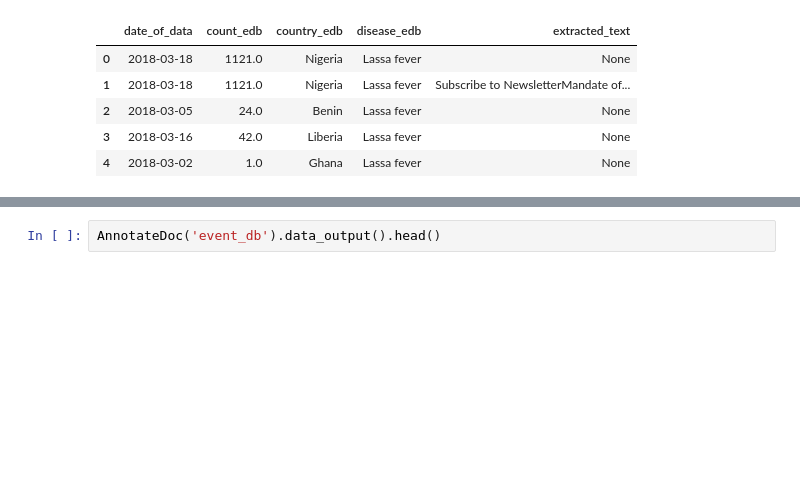
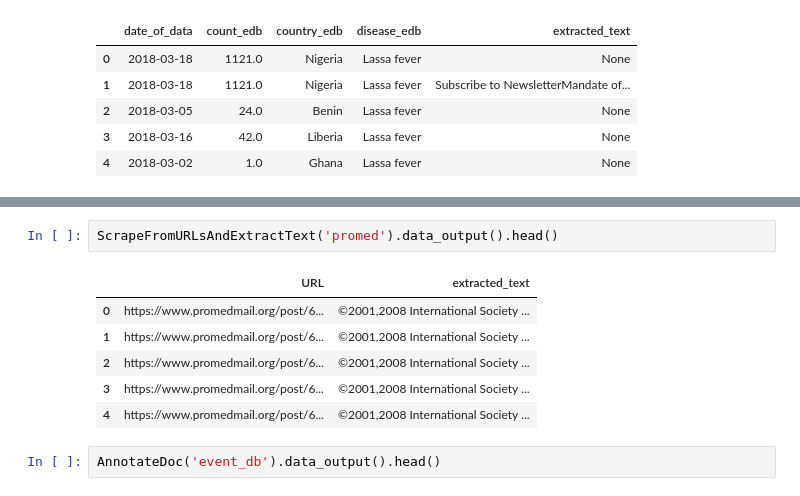
Before and after one commit to aauss/EventEpi, a Jupyter notebook: statistics.ipynb, the cells around one changed output, grey strips where cells are left out. Saved outputs shown, nothing was run; the diff lists cells and outputs as text; blank space fills up the shorter version.

```diff
--- a/statistics.ipynb
+++ b/statistics.ipynb
@@ -206,3 +209,12 @@ ScrapeFromURLsAndExtractText('event_db').data_output().head()
+# %%
+ScrapeFromURLsAndExtractText('promed').data_output().head()
+# %% [output]
+|  | URL | extracted_text |
+| 0 | https://www.promedmail.org/post/6... | ©2001,2008 International Society ... |
+| 1 | https://www.promedmail.org/post/6... | ©2001,2008 International Society ... |
+| 2 | https://www.promedmail.org/post/6... | ©2001,2008 International Society ... |
+| 3 | https://www.promedmail.org/post/6... | ©2001,2008 International Society ... |
+| 4 | https://www.promedmail.org/post/6... | ©2001,2008 International Society ... |
 # %%
 AnnotateDoc('event_db').data_output().head()
 # %% [output]
```
Also changed, not shown: parts of 9 cells of this notebook.
